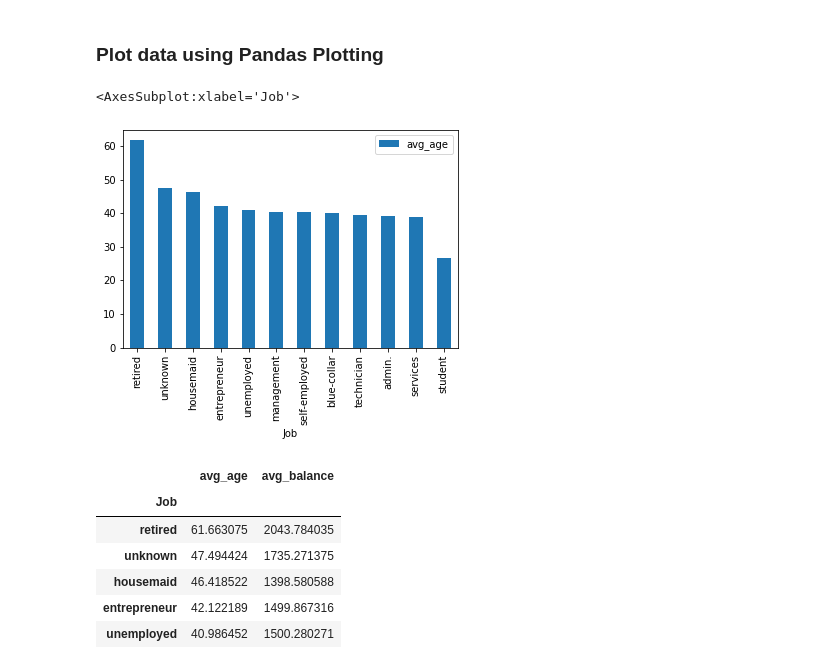
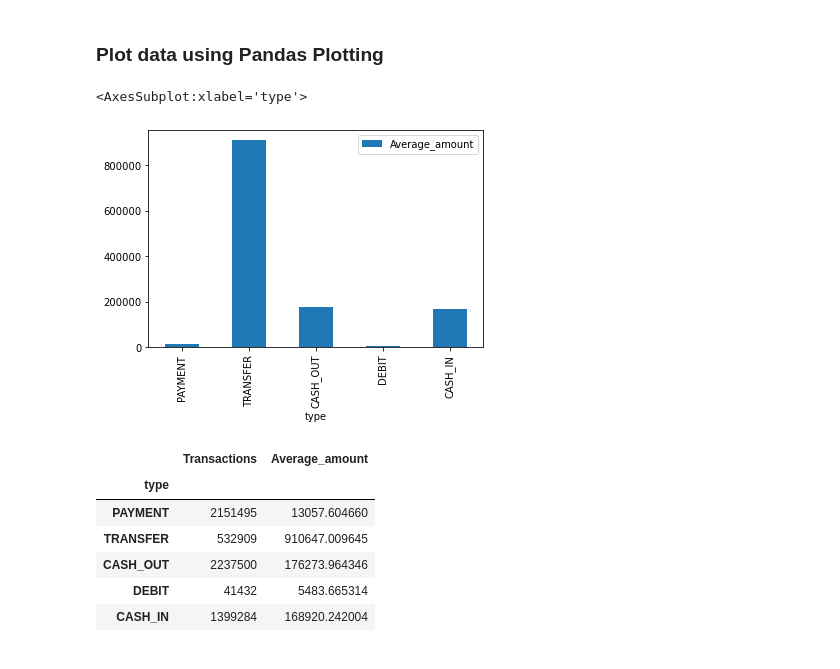
Before and after one commit to grubwieser/Datalake-training, a Jupyter notebook: 2_Data_Analyst.ipynb, the cells around one changed output. Drawn from its saved outputs; the diff is of its cells as text; code cells hidden in the pictures.

```diff
--- a/2_Data_Analyst.ipynb
+++ b/2_Data_Analyst.ipynb
@@ -72,21 +77,21 @@ df_jobs.head()
 # %%
 import matplotlib.pyplot as plt
 # %%
-df_jobs.plot.bar(x='Job', y='avg_age', rot=90)
+df_jobs.plot.bar(x='type', y='Average_amount', rot=90)
 # %% [output]
-<AxesSubplot:xlabel='Job'>
+<AxesSubplot:xlabel='type'>
-[figure, old version]
+[figure, new version]
 # %%
-df_jobs.set_index('Job', inplace=True)
+df_jobs.set_index('type', inplace=True)
 df_jobs.head()
 # %% [output]
-|  | avg_age | avg_balance |
-| Job |  |  |
-| retired | 61.663075 | 2043.784035 |
-| unknown | 47.494424 | 1735.271375 |
-| housemaid | 46.418522 | 1398.580588 |
-| entrepreneur | 42.122189 | 1499.867316 |
-| unemployed | 40.986452 | 1500.280271 |
+|  | Transactions | Average_amount |
+| type |  |  |
+| PAYMENT | 2151495 | 13057.604660 |
+| TRANSFER | 532909 | 910647.009645 |
+| CASH_OUT | 2237500 | 176273.964346 |
+| DEBIT | 41432 | 5483.665314 |
+| CASH_IN | 1399284 | 168920.242004 |
 # %%
 df_jobs.plot.bar(rot=90, subplots=True)
 # %% [output]
```
Also changed, not shown: parts of 6 cells of this notebook.
